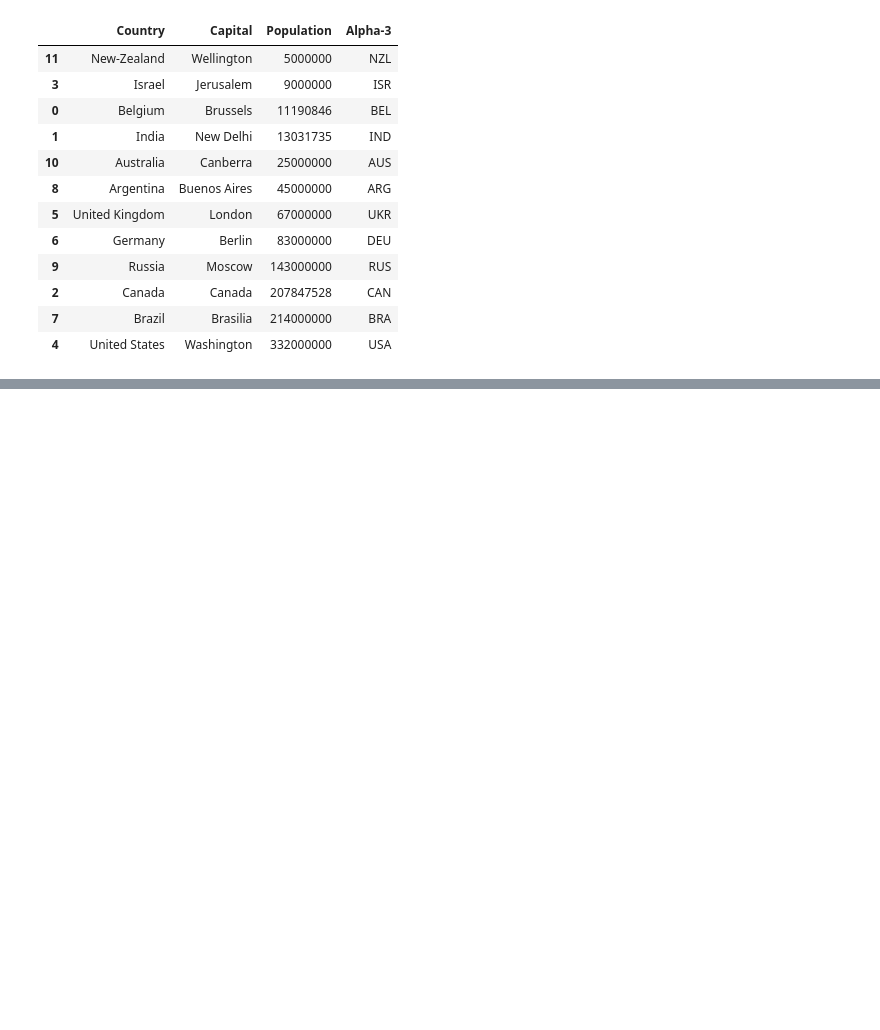
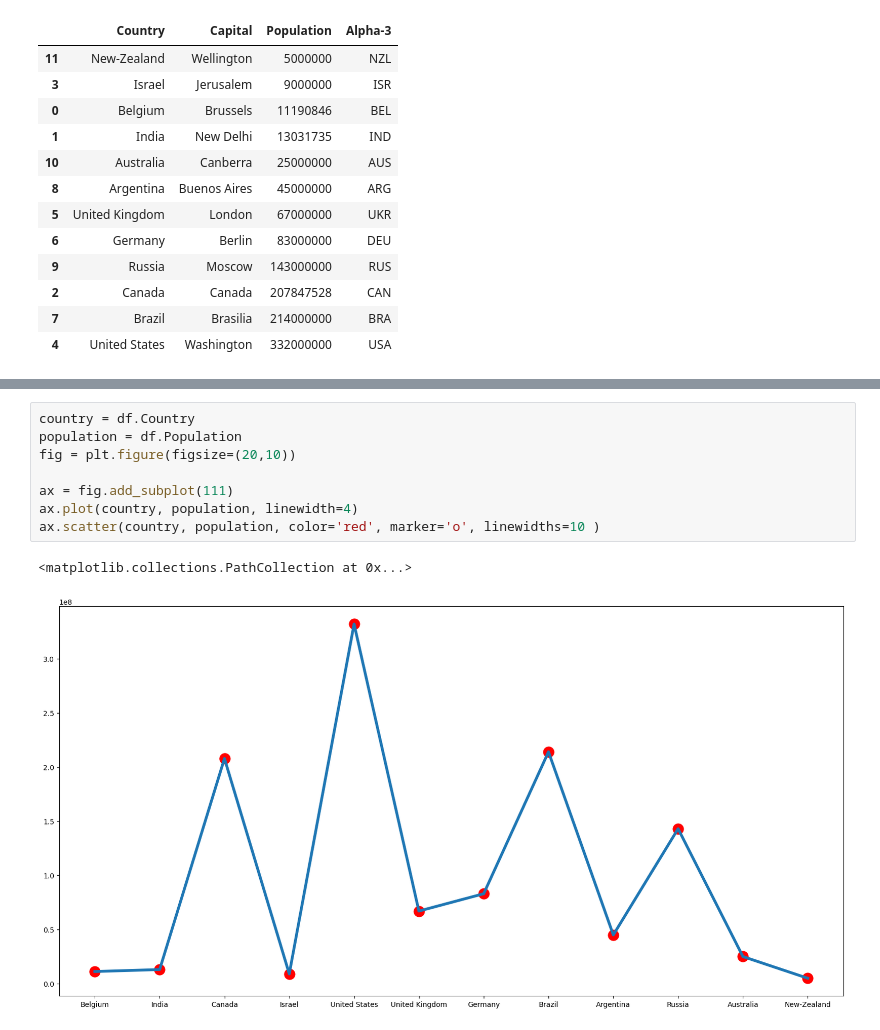
Before and after one commit to netanellevine/OOP_2022_Winter, a Jupyter notebook: TA12/pandas_and_matplotlib_basics.ipynb, the cells around one changed output, grey strips where cells are left out. Saved outputs shown, nothing was run; the diff lists cells and outputs as text; blank space fills up the shorter version.

```diff
--- a/TA12/pandas_basics.ipynb
+++ b/TA12/pandas_and_matplotlib_basics.ipynb
@@ -235,0 +313,11 @@ sorted_df
+# %%
+country = df.Country
+population = df.Population
+fig = plt.figure(figsize=(20,10))
+
+ax = fig.add_subplot(111)
+ax.plot(country, population, linewidth=4)
+ax.scatter(country, population, color='red', marker='o', linewidths=10 )
+# %% [output]
+<matplotlib.collections.PathCollection at 0x...>
+[figure, added]
```
Also changed, not shown: parts of 7 cells of this notebook, 1 other file.
